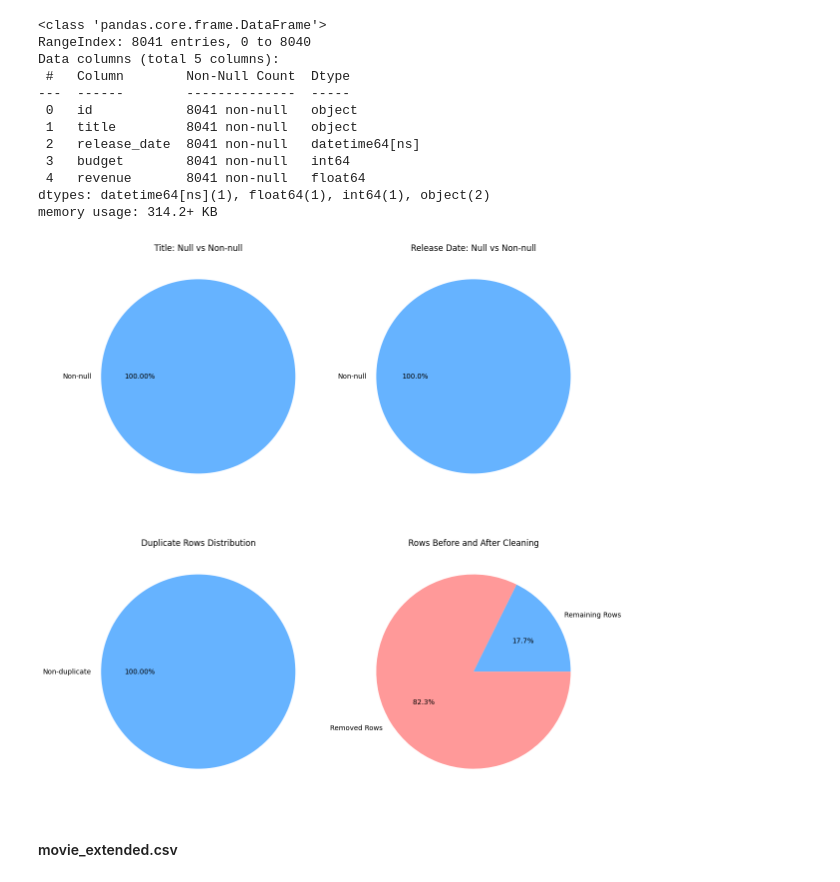
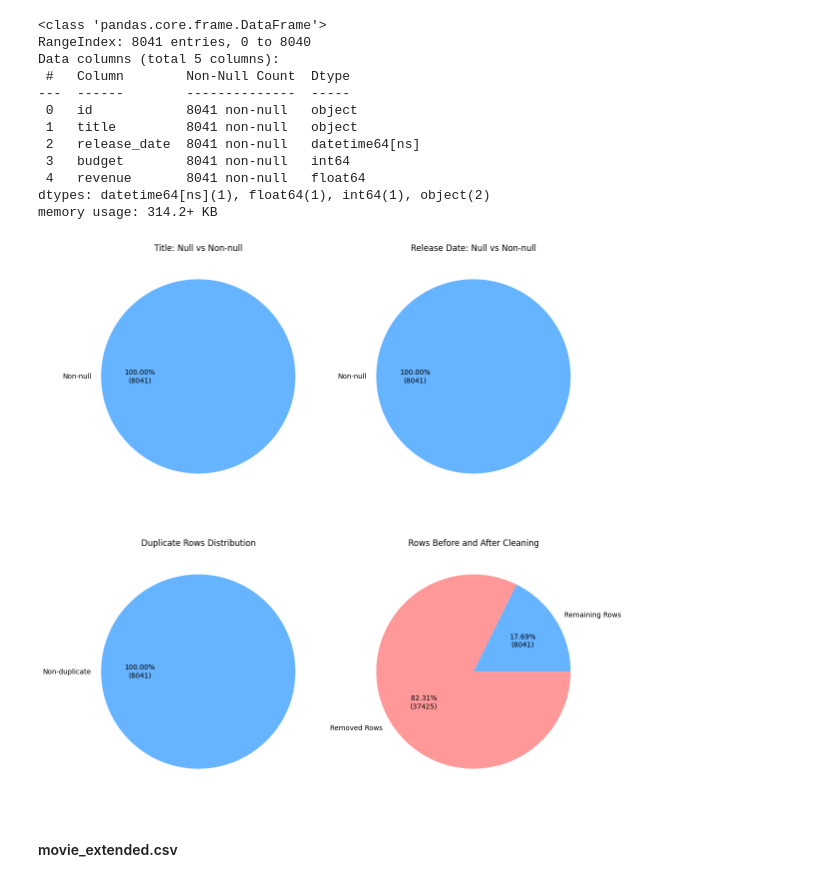
Before and after one commit to marcoosg/PopcornBI, a Jupyter notebook: GUEVARRA_Capstone.ipynb, the cells around one changed output. Cells and saved outputs as stored; diff of their text form; code cells hidden in the pictures.

```diff
--- a/GUEVARRA_Capstone.ipynb
+++ b/GUEVARRA_Capstone.ipynb
@@ -232,7 +233,6 @@ display(invalid_movie_ids)
 # Remove duplicates
 movies_df = movies_df.drop_duplicates()
 movies_df = movies_df.drop_duplicates(subset='id', keep='first')
-movies_df = movies_df.drop_duplicates(subset='title', keep='first')
 
 # Keep only rows where 'id' contains valid integers
 movies_df = movies_df[movies_df['id'].astype(str).str.isdigit()]
@@ -531,40 +531,69 @@ Data columns (total 5 columns):
 dtypes: datetime64[ns](1), float64(1), int64(1), object(2)
 memory usage: 314.2+ KB
 # %%
+import matplotlib.pyplot as plt
+
+# Function to display both counts and percentages
+def autopct_with_counts(pct, all_vals):
+    total = sum(all_vals)
+    count = int(round(pct * total / 100.0))
+    return f'{pct:.2f}%\n({count})'
+
 # Create pie charts
 fig, axs = plt.subplots(2, 2, figsize=(12, 12))
 
 # Title null vs non-null
 title_counts = movies_df['title'].isnull().value_counts()
 title_labels = ['Non-null', 'Null'][:len(title_counts)]
-axs[0, 0].pie(title_counts, labels=title_labels, autopct='%1.2f%%', colors=['#66b3ff','#ff9999'])
+axs[0, 0].pie(
+    title_counts,
+    labels=title_labels,
+    autopct=lambda pct: autopct_with_counts(pct, title_counts),
+    colors=['#66b3ff', '#ff9999']
+)
 axs[0, 0].set_title('Title: Null vs Non-null')
 
 # Release date null vs non-null
 release_date_counts = movies_df['release_date'].isnull().value_counts()
 release_date_labels = ['Non-null', 'Null'][:len(release_date_counts)]
-axs[0, 1].pie(release_date_counts, labels=release_date_labels, autopct='%1.1f%%', colors=['#66b3ff','#ff9999'])
+axs[0, 1].pie(
+    release_date_counts,
+    labels=release_date_labels,
+    autopct=lambda pct: autopct_with_counts(pct, release_date_counts),
+    colors=['#66b3ff', '#ff9999']
+)
 axs[0, 1].set_title('Release Date: Null vs Non-null')
 
 # Duplicate rows distribution
 duplicate_counts = movies_df.duplicated().value_counts()
 duplicate_labels = ['Non-duplicate', 'Duplicate'][:len(duplicate_counts)]
-axs[1, 0].pie(duplicate_counts, labels=duplicate_labels, autopct='%1.2f%%', colors=['#66b3ff','#ff9999'])
+axs[1, 0].pie(
+    duplicate_counts,
+    labels=duplicate_labels,
+    autopct=lambda pct: autopct_with_counts(pct, duplicate_counts),
+    colors=['#66b3ff', '#ff9999']
+)
 axs[1, 0].set_title('Duplicate Rows Distribution')
 
-# Calculate the number of rows removed after cleaning
-initial_num_rows = 45466  # Replace with the actual initial number of rows
+# Rows before and after cleaning
+initial_num_rows = 45466  # Replace with actual initial number
 new_num_rows = len(movies_df)
 rows_removed = initial_num_rows - new_num_rows
+cleaning_counts = [new_num_rows, rows_removed]
+cleaning_labels = ['Remaining Rows', 'Removed Rows']
 
-# Visualize the number of rows removed after cleaning
-axs[1, 1].pie([new_num_rows, rows_removed], labels=['Remaining Rows', 'Removed Rows'], autopct='%1.1f%%', colors=['#66b3ff','#ff9999'])
+axs[1, 1].pie(
+    cleaning_counts,
+    labels=cleaning_labels,
+    autopct=lambda pct: autopct_with_counts(pct, cleaning_counts),
+    colors=['#66b3ff', '#ff9999']
+)
 axs[1, 1].set_title('Rows Before and After Cleaning')
 
 plt.tight_layout()
 plt.show()
 # %% [output]
-[figure, old version]
+[figure, new version]
 # %%
 # # Extract unique dates from movies_df
 # unique_dates = movies_df['release_date'].dropna().unique()
```
Also changed, not shown: parts of 5 cells of this notebook, 3 other files.
